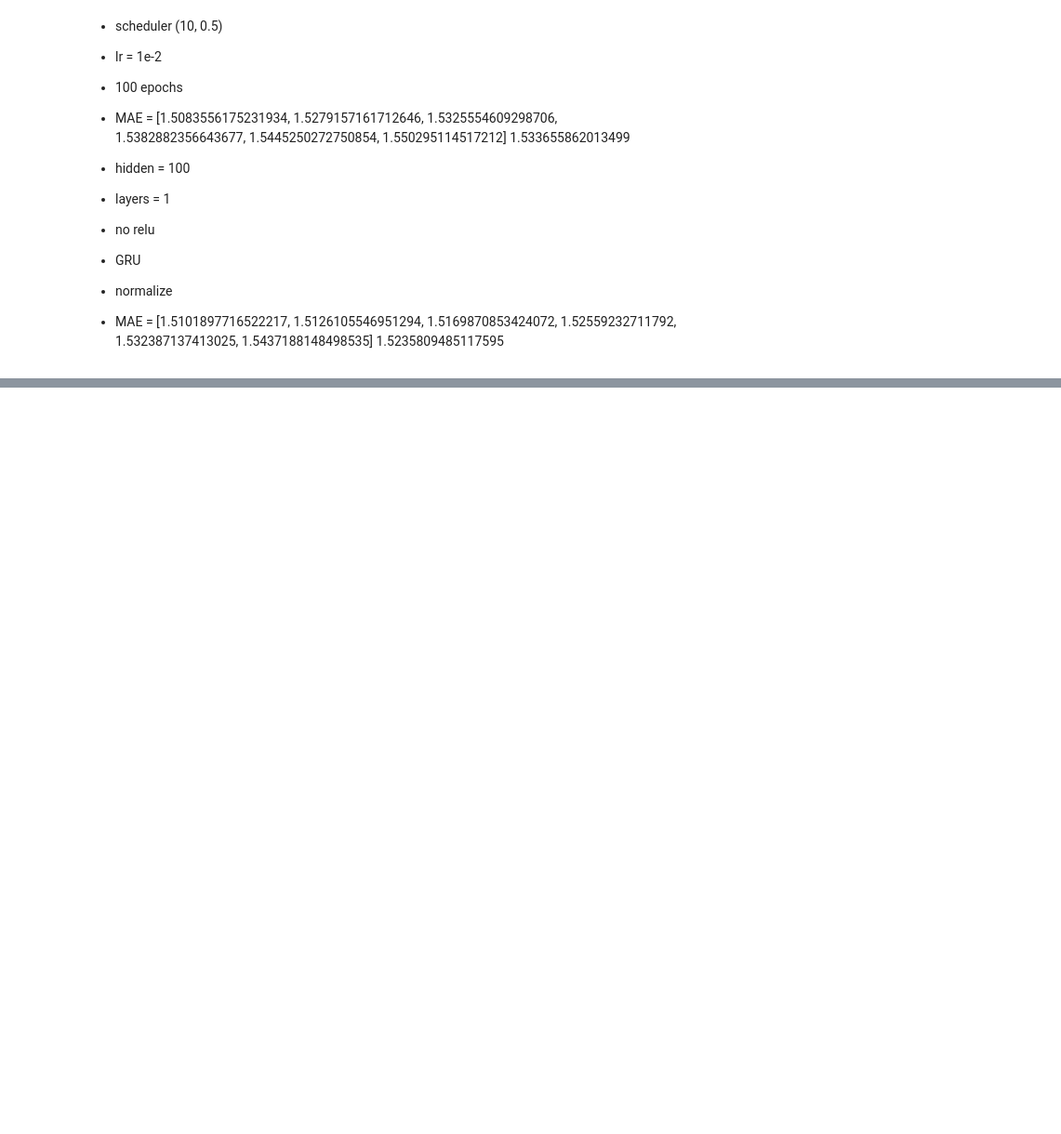
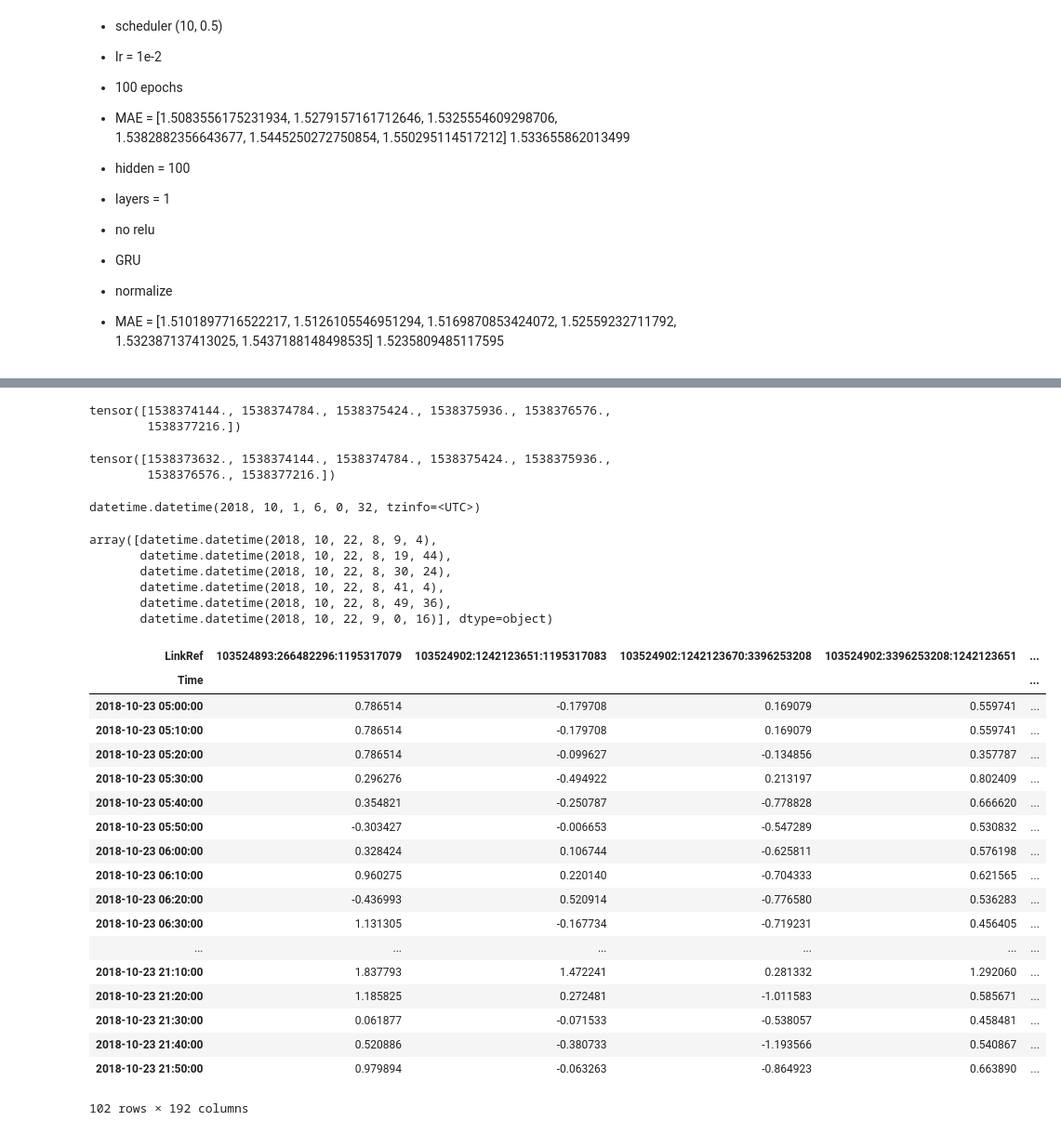
Before and after one commit to intelligenttrafficforecasting/busmodders, a Jupyter notebook: model/RNN-seq2seq.ipynb, the cells around one changed output, grey strips where cells are left out. Shown: that part at 93% size. Cells and saved outputs as stored; diff of their text form; code cells hidden in the pictures; blank space fills up the shorter version.

```diff
--- a/model/RNN-seq2seq.ipynb
+++ b/model/RNN-seq2seq.ipynb
@@ -44,20 +47,24 @@ class EncDec(BaseNetwork):
         self.num_layers = num_layers
         self.hidden_size = hidden_size
 
-        self.encoder = LSTM(num_roads, hidden_size, batch_first=True, num_layers=num_layers)
+        self.encoder = GRU(num_roads, hidden_size, batch_first=True, num_layers=num_layers, dropout=0.3)
 
-        self.decoder = LSTM(num_roads, hidden_size, batch_first=True, num_layers=num_layers)
-        self.activation = ReLU()
+        self.decoder = GRU(num_roads, hidden_size, batch_first=True, num_layers=num_layers, dropout=0.3)
+        #self.activation = Sig()
         self.decoder_l1 = Linear(hidden_size, num_roads)
+
+        self.BN = BatchNorm1d(7)
 
     def forward(self, x_in):
         x = x_in['data']
         target = x_in['target']
 
         n_batch = x.size()[0]
+        #print(x.size())
+        #x = self.BN(x)
         #torch.manual_seed(42)
-        #hidden = (torch.randn(self.num_layers, n_batch, self.hidden_size),#.cuda(),
-        #          torch.randn(self.num_layers, n_batch, self.hidden_size))#.cuda())
+        #hidden = (torch.zeros(self.num_layers, n_batch, self.hidden_size),#.cuda(),
+        #          torch.zeros(self.num_layers, n_batch, self.hidden_size))#.cuda())
         hidden = torch.zeros(self.num_layers, n_batch, self.hidden_size)
         #Run previous timesteps through the encoder
         for t_i in range(prev_timesteps):
@@ -67,7 +74,7 @@ class EncDec(BaseNetwork):
         #Use a GO symbol for the first input to the decoder
         x_t = torch.zeros(n_batch, 1, num_roads)
 
-        use_teacher_forcing =False# True if random.random() < 0.5 and self.training else False
+        use_teacher_forcing = True if random.random() < 0.5 and self.training else False
         predictions = []
         #Use the model to predict several timesteps into the future
         for t in range(prediction_steps):
@@ -93,14 +100,14 @@ class EncDec(BaseNetwork):
 
 
 net = EncDec()
-optimizer_fun = lambda param : Adam(param, lr=1e-2, weight_decay=0)
-scheduler_fun = lambda optim : lr_scheduler.StepLR(optim, step_size=10, gamma=0.5)
+optimizer_fun = lambda param : Adam(param, lr=1e-2, weight_decay=1e-6)
+scheduler_fun = lambda optim : lr_scheduler.StepLR(optim, step_size=5, gamma=0.5)
 criterion = L1Loss()
 # %%
-net.train_network(train, validation ,batch_size=batch_size,
-                  num_epochs=50,
+net.train_network(train, validation ,batch_size=10,
+                  num_epochs=30,
                   optimizer_fun=optimizer_fun,
-                  scheduler_fun=scheduler_fun,
+                  #scheduler_fun=scheduler_fun,
                   criterion=criterion,
                   shuffle=True,
                  target_to_net=True)
@@ -185,0 +202,14 @@ net.visualize_road(validation,timesteps=6, road=16)
+# %%
+ (train[0]['time'])
+# %% [output]
+tensor([1538374144., 1538374784., 1538375424., 1538375936., 1538376576.,
+        1538377216.])
+# %%
+torch.tensor((train.dataframes[0].index[6:6+6+1]-datetime(1970, 1, 1)).total_seconds())
+# %% [output]
+tensor([1538373632., 1538374144., 1538374784., 1538375424., 1538375936.,
+        1538376576., 1538377216.])
+# %%
+datetime.fromtimestamp(1538373632, tz=pytz.utc)
+# %% [output]
+datetime.datetime(2018, 10, 1, 6, 0, 32, tzinfo=<UTC>)
@@ -185,0 +218,36 @@ net.visualize_road(validation,timesteps=6, road=16)
+# %%
+from datetime import datetime
+seconds_to_datetime = np.vectorize(datetime.fromtimestamp)
+time = seconds_to_datetime(validation[0]['time'])
+t=[(time[i].hour*60+round(time[i].minute,-1))/(22*60) for i in range(len(time))]
+#time
+time
+# %% [output]
+array([datetime.datetime(2018, 10, 22, 8, 9, 4),
+       datetime.datetime(2018, 10, 22, 8, 19, 44),
+       datetime.datetime(2018, 10, 22, 8, 30, 24),
+       datetime.datetime(2018, 10, 22, 8, 41, 4),
+       datetime.datetime(2018, 10, 22, 8, 49, 36),
+       datetime.datetime(2018, 10, 22, 9, 0, 16)], dtype=object)
+# %%
+validation.dataframes[-1]
+# %% [output]
+| LinkRef | 103524893:266482296:1195317079 | 103524902:1242123651:1195317083 | 103524902:1242123670:3396253208 | 103524902:3396253208:1242123651 | ... |
+| Time |  |  |  |  | ... |
+| 2018-10-23 05:00:00 | 0.786514 | -0.179708 | 0.169079 | 0.559741 | ... |
+| 2018-10-23 05:10:00 | 0.786514 | -0.179708 | 0.169079 | 0.559741 | ... |
+| 2018-10-23 05:20:00 | 0.786514 | -0.099627 | -0.134856 | 0.357787 | ... |
+| 2018-10-23 05:30:00 | 0.296276 | -0.494922 | 0.213197 | 0.802409 | ... |
+| 2018-10-23 05:40:00 | 0.354821 | -0.250787 | -0.778828 | 0.666620 | ... |
+| 2018-10-23 05:50:00 | -0.303427 | -0.006653 | -0.547289 | 0.530832 | ... |
+| 2018-10-23 06:00:00 | 0.328424 | 0.106744 | -0.625811 | 0.576198 | ... |
+| 2018-10-23 06:10:00 | 0.960275 | 0.220140 | -0.704333 | 0.621565 | ... |
+| 2018-10-23 06:20:00 | -0.436993 | 0.520914 | -0.776580 | 0.536283 | ... |
+| 2018-10-23 06:30:00 | 1.131305 | -0.167734 | -0.719231 | 0.456405 | ... |
+| ... | ... | ... | ... | ... | ... |
+| 2018-10-23 21:10:00 | 1.837793 | 1.472241 | 0.281332 | 1.292060 | ... |
+| 2018-10-23 21:20:00 | 1.185825 | 0.272481 | -1.011583 | 0.585671 | ... |
+| 2018-10-23 21:30:00 | 0.061877 | -0.071533 | -0.538057 | 0.458481 | ... |
+| 2018-10-23 21:40:00 | 0.520886 | -0.380733 | -1.193566 | 0.540867 | ... |
+| 2018-10-23 21:50:00 | 0.979894 | -0.063263 | -0.864923 | 0.663890 | ... |
+102 rows × 192 columns
```
Also changed, not shown: parts of 11 cells of this notebook, 2 other files.
